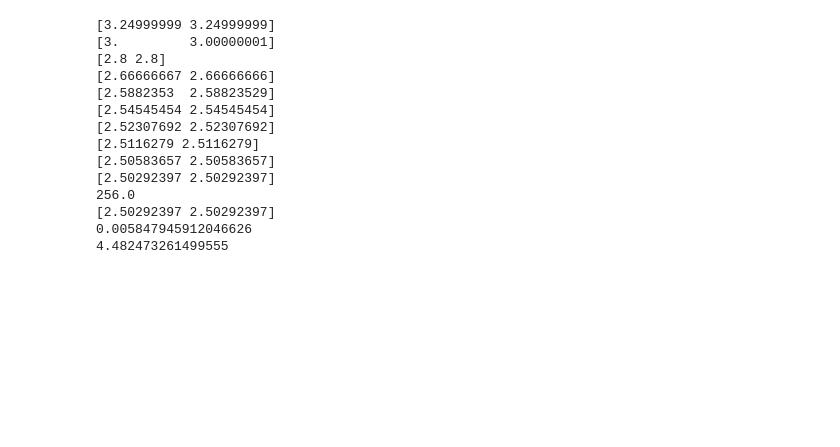
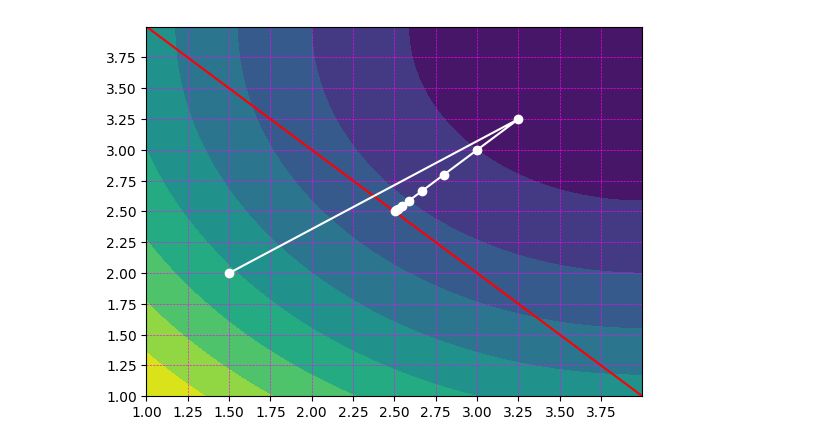
Before and after one commit to siok20/CC3M2, a Jupyter notebook: Metodos de penalizacion/penalizacioCorchete.ipynb, the cells around one changed output. Cells and saved outputs as stored; diff of their text form; code cells hidden in the pictures; blank space fills up the shorter version.

```diff
--- a/Metodos de penalizacion/penalizacioCorchete.ipynb
+++ b/Metodos de penalizacion/penalizacioCorchete.ipynb
@@ -9,37 +10,51 @@ def h(x):
     return x[0] + x[1] - 5
 # %%
 def penalizacionCorchete(f, h, x ,u = 0.5, b= 2, e = 0.01):
+    x_it = [x]
     while True:
         def F(x):
             return f(x) + u * np.power(h(x),2)
 
         xk = minimize(F, x).x
-        print(xk)
+        #print(xk)
 
         if u * np.power(h(xk),2) < e:
-            print(u)
-            return xk
+            return xk, x_it
         else:
+            x_it.append(xk)
             u = b * u
             x = xk
-# %%
-x = penalizacionCorchete(f,h, [4,1])
-print(x)
-
-print(h(x))
-print(f(x))
-# %% [output]
-[3.24999999 3.24999999]
-[3.         3.00000001]
-[2.8 2.8]
-[2.66666667 2.66666666]
-[2.5882353  2.58823529]
-[2.54545454 2.54545454]
-[2.52307692 2.52307692]
-[2.5116279 2.5116279]
-[2.50583657 2.50583657]
-[2.50292397 2.50292397]
-256.0
-[2.50292397 2.50292397]
-0.005847945912046626
-4.482473261499555
+# %%
+x0, x_it = penalizacionCorchete(f,h, [1.5,2])
+# %%
+# Define range for input
+r_min, r_max = 1, 4
+
+xaxis = np.linspace(r_min, r_max, 200)
+yaxis = np.linspace(r_min, r_max, 200)
+
+x, y = np.meshgrid(xaxis, yaxis)
+
+z = f([x,y])
+
+x_it = np.array(x_it)
+
+plt.contourf(x, y, z, levels=10, cmap='viridis')
+plt.plot()
+
+X = np.linspace(r_min, r_max, 200)
+Y = 5 -X
+plt.plot(X, Y, color="r")
+plt.plot(x_it[:, 0], x_it[:, 1], 'o-', color='w')
+
+plt.xlim(r_min, r_max)
+plt.ylim(r_min, r_max)
+
+plt.xticks(np.arange(min(xaxis), max(xaxis), 0.25))
+plt.yticks(np.arange(min(yaxis), max(yaxis), 0.25))
+
+plt.grid(True, linewidth=0.45, linestyle='--', color='magenta')
+
+plt.show()
+# %% [output]
+[figure, added]
```
Also changed, not shown: parts of 1 cell of this notebook, 2 other files.
